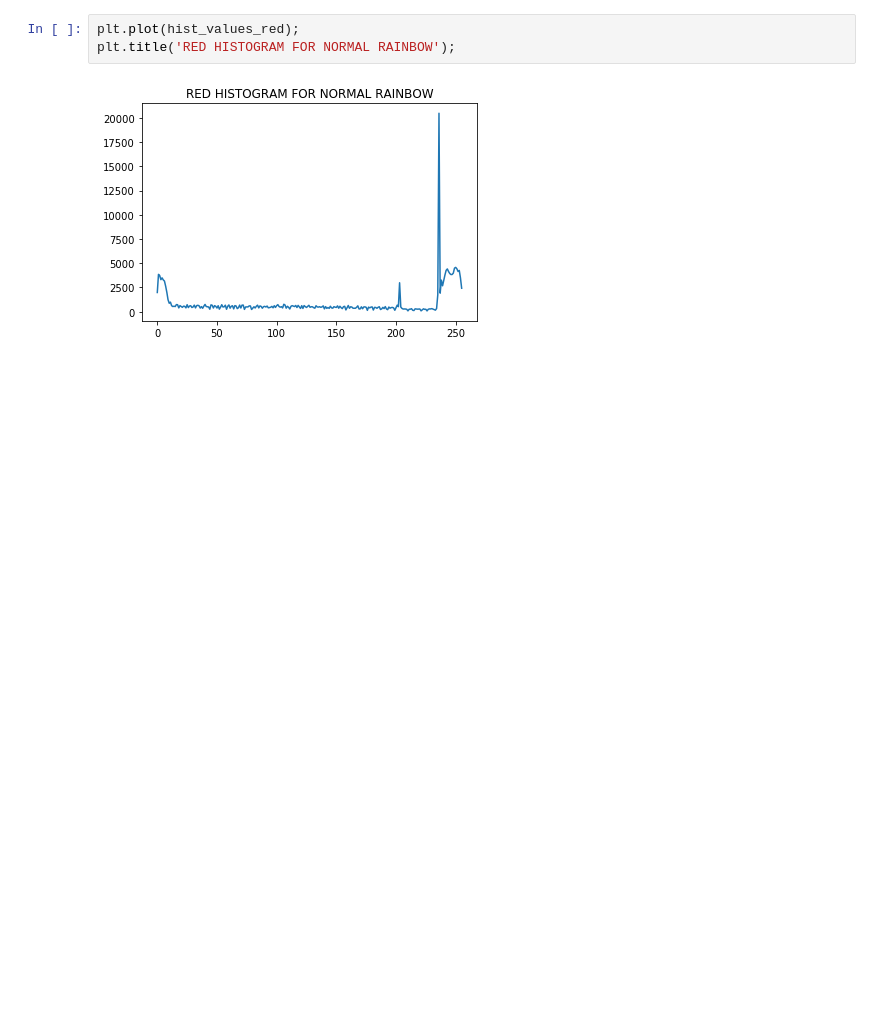
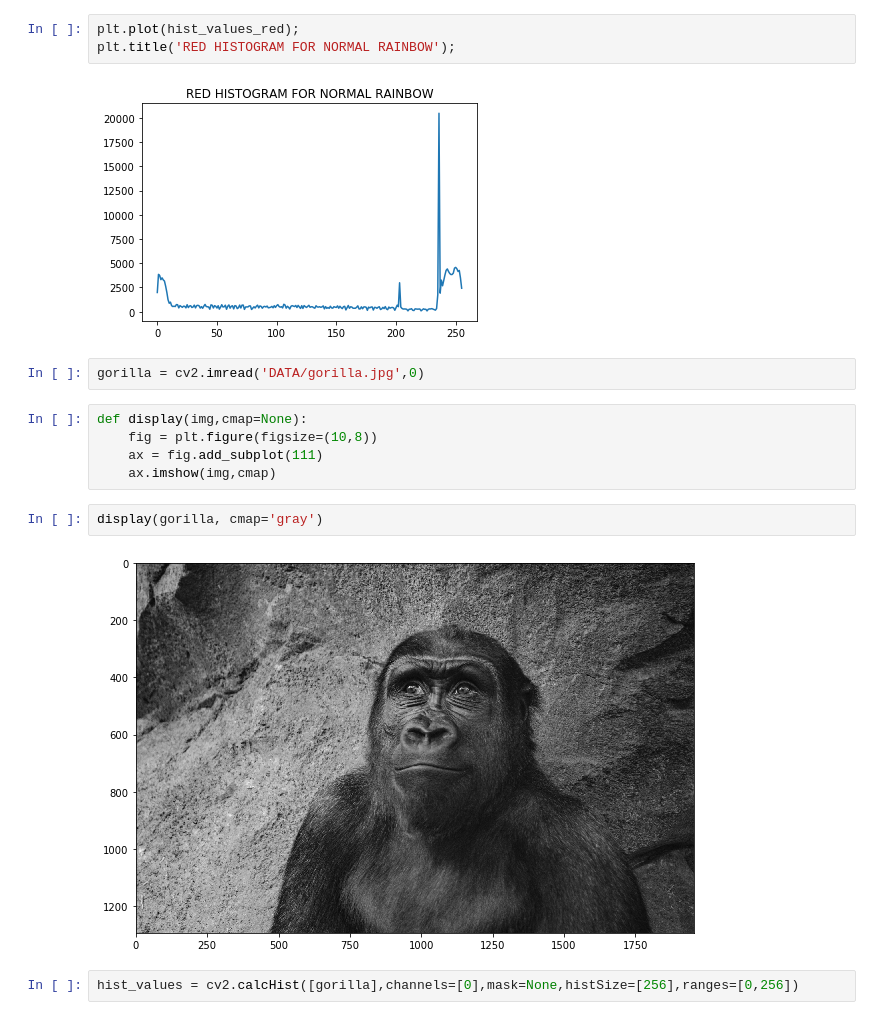
Before and after one commit to Dancan1998/Computer-Vision-Basics, a Jupyter notebook: Histograms.ipynb, the cells around one changed output. Saved outputs shown, nothing was run; the diff lists cells and outputs as text; blank space fills up the shorter version.

Commit message:
Histogram Equalization

```diff
--- a/Histograms.ipynb
+++ b/Histograms.ipynb
@@ -88,3 +88,16 @@ plt.plot(hist_values_red);
 plt.title('RED HISTOGRAM FOR NORMAL RAINBOW');
 # %% [output]
 [figure]
+# %%
+gorilla = cv2.imread('DATA/gorilla.jpg',0)
+# %%
+def display(img,cmap=None):
+    fig = plt.figure(figsize=(10,8))
+    ax = fig.add_subplot(111)
+    ax.imshow(img,cmap)
+# %%
+display(gorilla, cmap='gray')
+# %% [output]
+[figure, added]
+# %%
+hist_values = cv2.calcHist([gorilla],channels=[0],mask=None,histSize=[256],ranges=[0,256])
```
Also changed, not shown: parts of 12 cells of this notebook.
